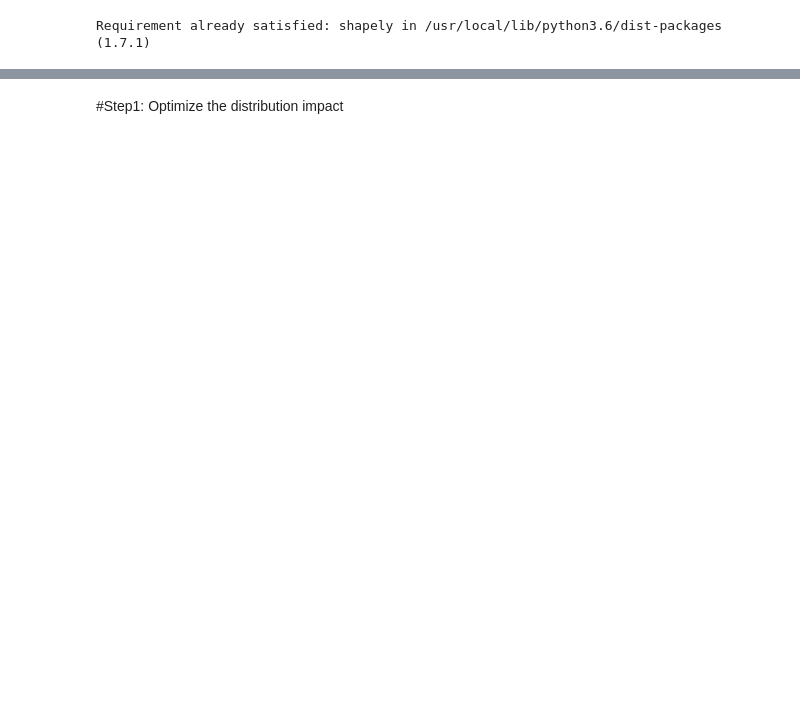
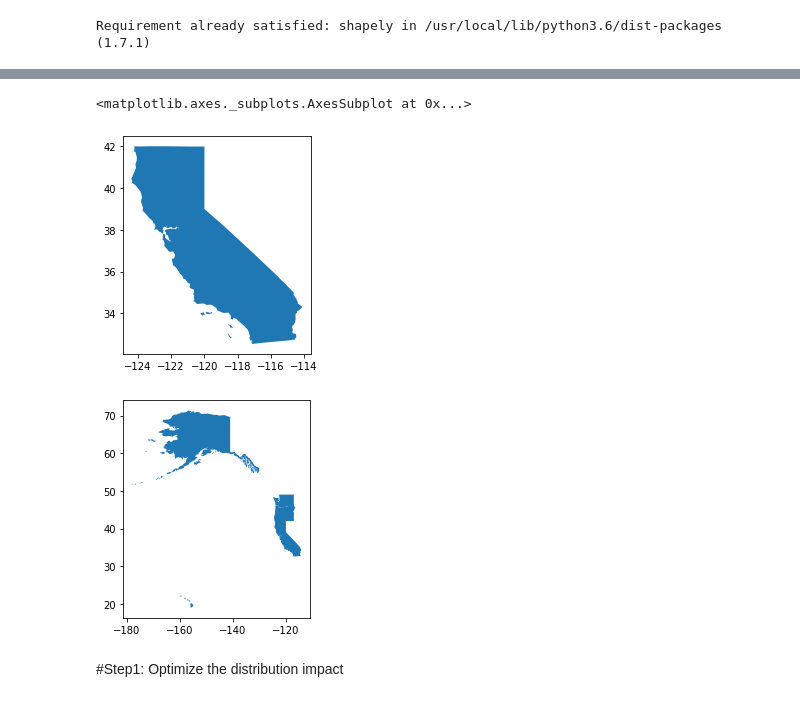
Before and after one commit to VGGatGitHub/Quantum-Chain, a Jupyter notebook: Vaccine_Distribution.ipynb, the cells around one changed output, grey strips where cells are left out. Saved outputs shown, nothing was run; the diff lists cells and outputs as text; code cells hidden in the pictures; blank space fills up the shorter version.

```diff
--- a/Vaccine_Distribution.ipynb
+++ b/Vaccine_Distribution.ipynb
@@ -104,3 +129,10 @@ import matplotlib.pyplot as plt
+# %%
+states[states.STATE_ABBR == 'CA'].plot()
+states[states.SUB_REGION == 'Pacific'].plot()
+# %% [output]
+<matplotlib.axes._subplots.AxesSubplot at 0x...>
+[figure, added]
+[figure, added]
 # %%
 #original function plot_map from QAlpha team in the CDL-Quantum/Hackathon2020
 
```
Also changed, not shown: parts of 19 cells of this notebook.
